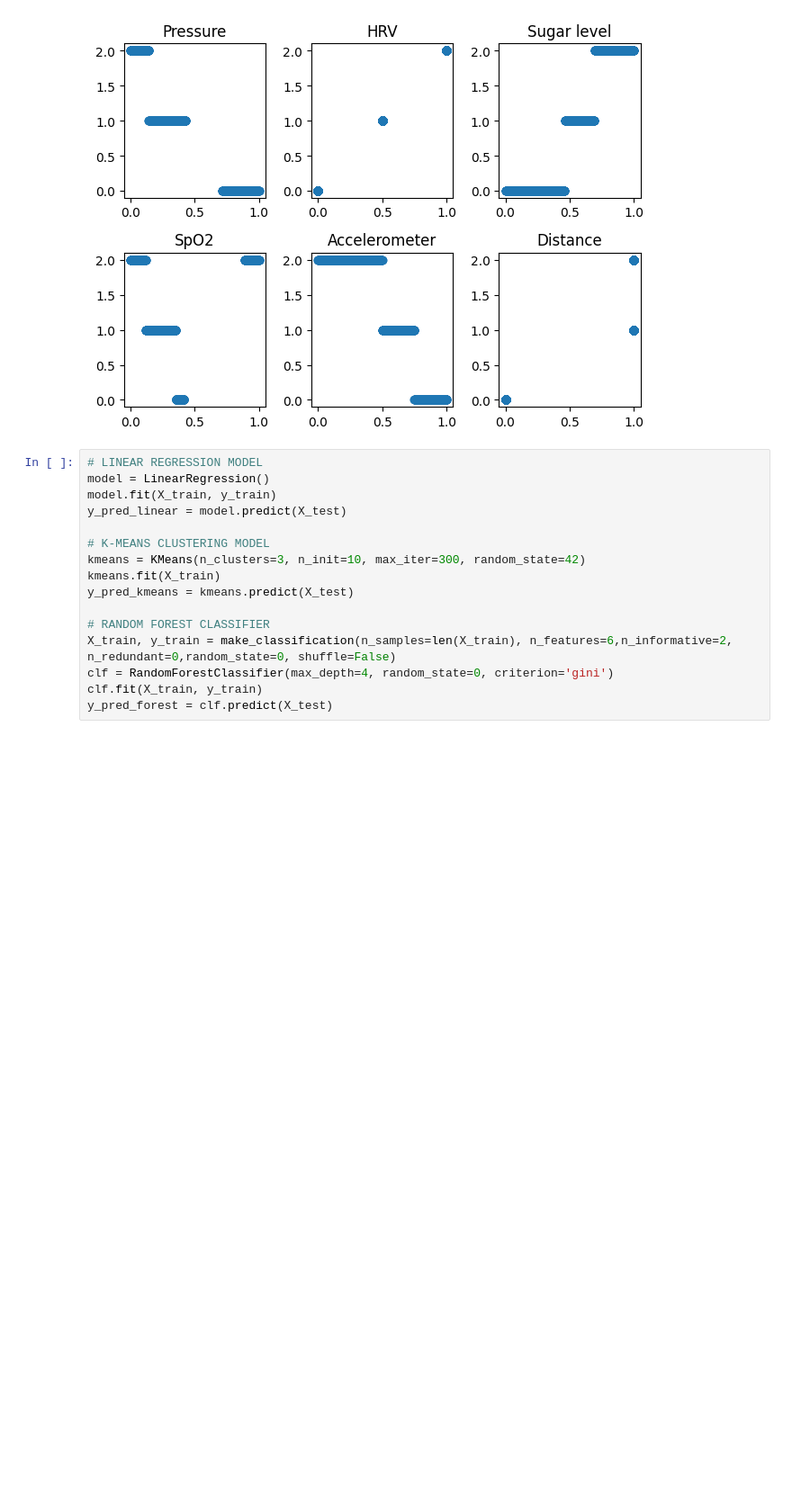
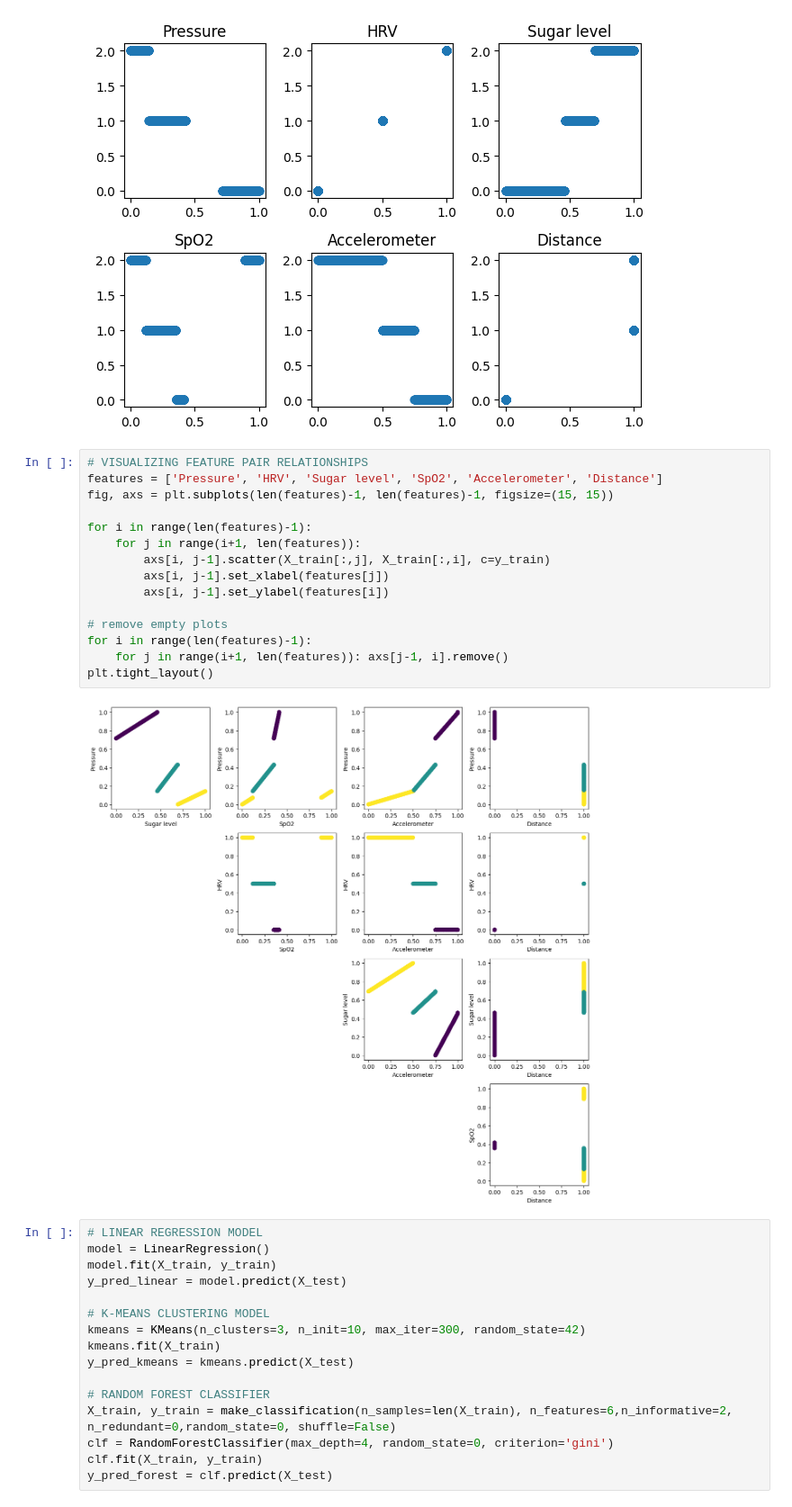
Before and after one commit to zitatorocsik/Elderly_Fall_Prediction, a Jupyter notebook: fall_prediction_data_model.ipynb, the cells around one changed output. Shown: that part at 90% size. Drawn from its saved outputs; the diff is of its cells as text; blank space fills up the shorter version.

```diff
--- a/fall_prediction_data_model.ipynb
+++ b/fall_prediction_data_model.ipynb
@@ -52,6 +52,23 @@ plt.tight_layout()
 plt.show()
 # %% [output]
 [figure]
+# %%
+# VISUALIZING FEATURE PAIR RELATIONSHIPS
+features = ['Pressure', 'HRV', 'Sugar level', 'SpO2', 'Accelerometer', 'Distance']
+fig, axs = plt.subplots(len(features)-1, len(features)-1, figsize=(15, 15))
+
+for i in range(len(features)-1):
+    for j in range(i+1, len(features)):
+        axs[i, j-1].scatter(X_train[:,j], X_train[:,i], c=y_train)
+        axs[i, j-1].set_xlabel(features[j])
+        axs[i, j-1].set_ylabel(features[i])
+
+# remove empty plots
+for i in range(len(features)-1):
+    for j in range(i+1, len(features)): axs[j-1, i].remove()
+plt.tight_layout()
+# %% [output]
+[figure, added]
 # %%
 # LINEAR REGRESSION MODEL
 model = LinearRegression()
```
